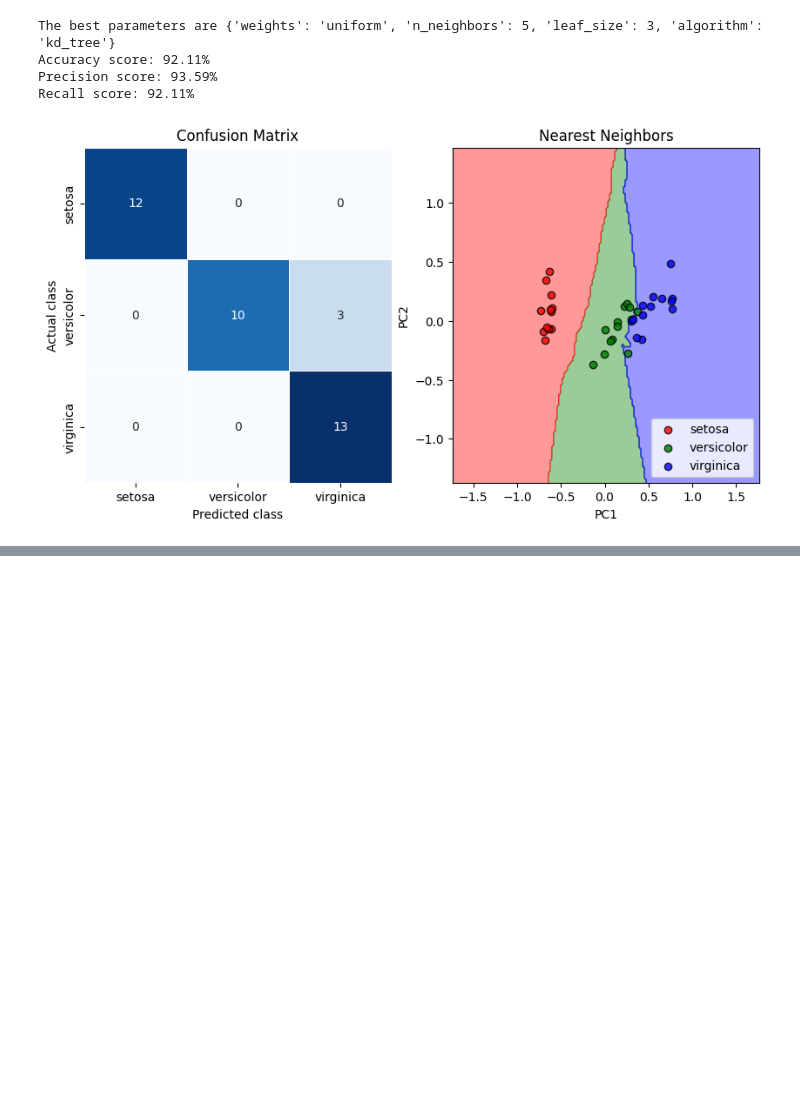
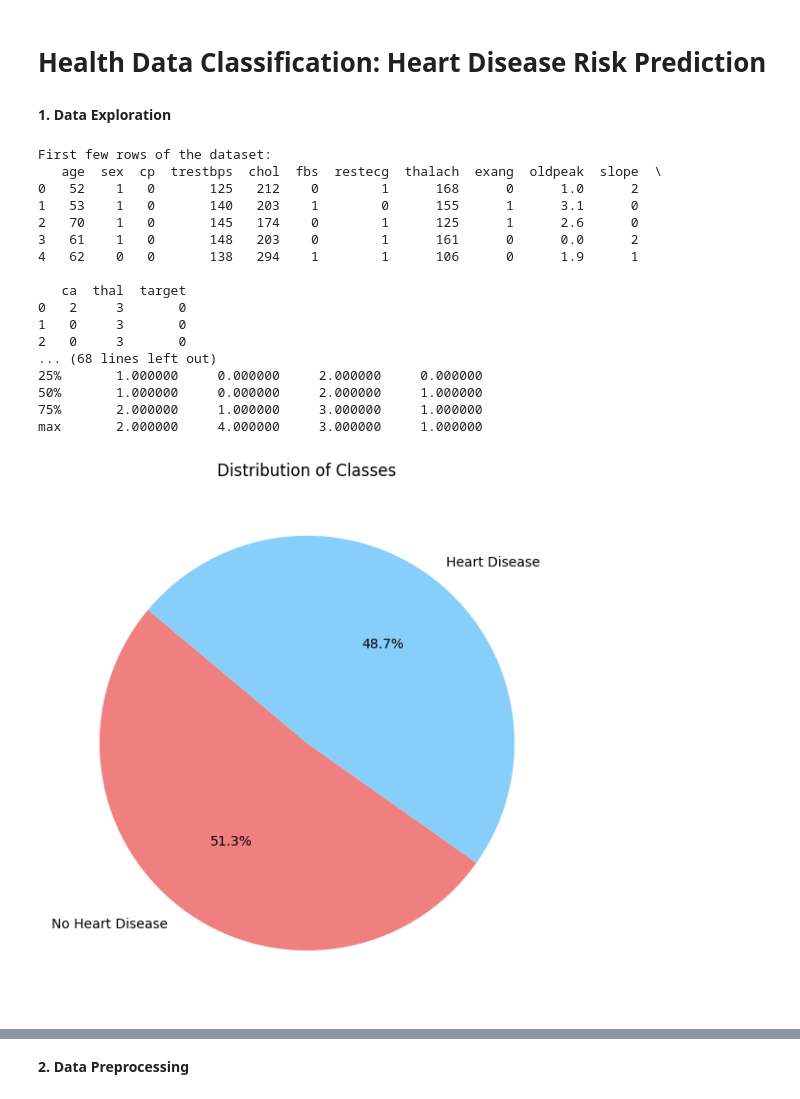
Before and after one commit to Sadam1122/Tugas-AI-Big-Data, a Jupyter notebook: Tugas_AI_Sadam.ipynb, the cells around one changed output, grey strips where cells are left out. Drawn from its saved outputs; the diff is of its cells as text; code cells hidden in the pictures; blank space fills up the shorter version.

```diff
--- a/Tugas_AI_Sadam.ipynb
+++ b/Tugas_AI_Sadam.ipynb
@@ -202,11 +3,66 @@ Recall score: 94.74%
-# %%
-# k-Nearest Neighbors (k-NN)
-knn = KNeighborsClassifier()
-param_grid = {'n_neighbors': np.arange(1, 15), 'weights': ['uniform', 'distance'], 'leaf_size': [1, 3, 5], 'algorithm': ['auto', 'kd_tree']}
-run_classifier(knn, param_grid, 'Nearest Neighbors')
-# %% [output]
-The best parameters are {'weights': 'uniform', 'n_neighbors': 5, 'leaf_size': 3, 'algorithm': 'kd_tree'}
-Accuracy score: 92.11%
-Precision score: 93.59%
-Recall score: 92.11%
-[figure, removed]
+# %% [markdown]
+# **Health Data Classification: Heart Disease Risk Prediction**
+# %% [markdown]
+**1. Data Exploration**
+# %%
+import pandas as pd
+import matplotlib.pyplot as plt
+import seaborn as sns
+
+# Load the dataset
+heart_df = pd.read_csv("./heart.csv")
+
+# Display the first few rows of the dataset
+print("First few rows of the dataset:")
+print(heart_df.head())
+
+# Display the last few rows of the dataset
+print("\nLast few rows of the dataset:")
+print(heart_df.tail())
+
+# Dataset information
+print("\nDataset information:")
+print(heart_df.info())
+
+# Statistical summary of the dataset
+print("\nStatistical summary of the dataset:")
+print(heart_df.describe())
+
+# Pie chart showing the distribution of classes
+labels = ['No Heart Disease', 'Heart Disease']
+sizes = heart_df['target'].value_counts().values
+colors = ['lightcoral', 'lightskyblue']
+plt.figure(figsize=(7, 7))
+plt.pie(sizes, labels=labels, colors=colors, autopct='%1.1f%%', startangle=140)
+plt.title('Distribution of Classes')
+plt.show()
+
+# Histograms for numerical features
+heart_df.hist(figsize=(12, 10))
+plt.tight_layout()
+plt.show()
+
+# Correlation matrix
+plt.figure(figsize=(12, 8))
+sns.heatmap(heart_df.corr(), annot=True, cmap='coolwarm', fmt=".2f")
+plt.title('Correlation Matrix')
+plt.show()
+# %% [output]
+First few rows of the dataset:
+   age  sex  cp  trestbps  chol  fbs  restecg  thalach  exang  oldpeak  slope  \
+0   52    1   0       125   212    0        1      168      0      1.0      2
+1   53    1   0       140   203    1        0      155      1      3.1      0
+2   70    1   0       145   174    0        1      125      1      2.6      0
+3   61    1   0       148   203    0        1      161      0      0.0      2
+4   62    0   0       138   294    1        1      106      0      1.9      1
+
+   ca  thal  target
+0   2     3       0
+1   0     3       0
+2   0     3       0
+... (68 lines left out)
+25%       1.000000     0.000000     2.000000     0.000000
+50%       1.000000     0.000000     2.000000     1.000000
+75%       2.000000     1.000000     3.000000     1.000000
+max       2.000000     4.000000     3.000000     1.000000
+[figure, added]
@@ -212,0 +71,2 @@ Recall score: 92.11%
+# %% [markdown]
+**2. Data Preprocessing**
```
Also changed, not shown: parts of 28 cells of this notebook.
